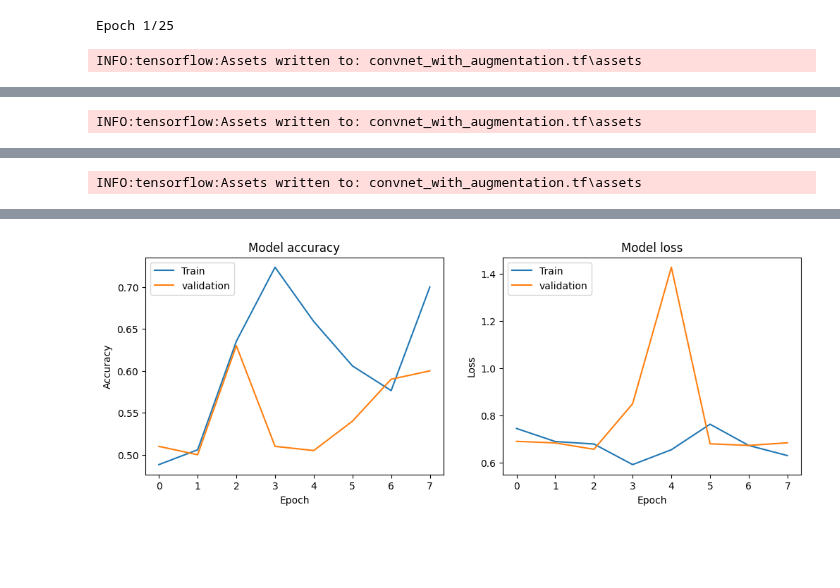
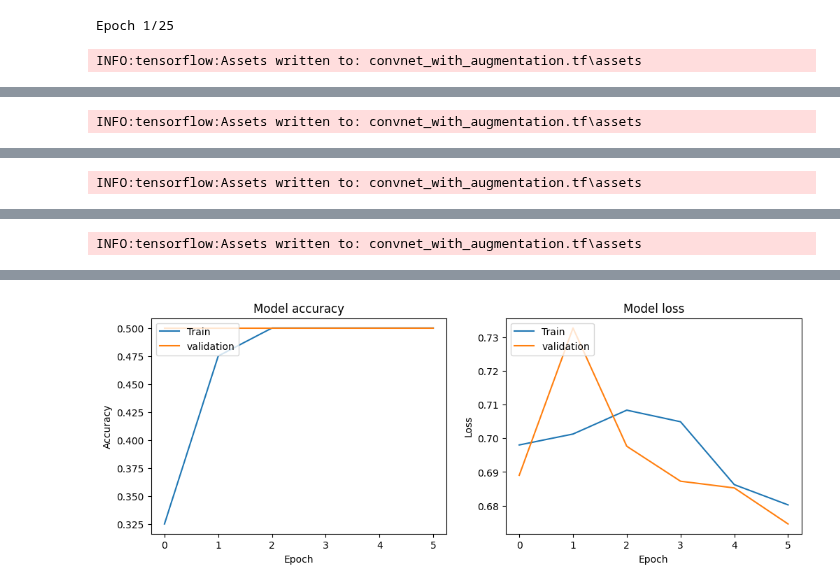
Before and after one commit to JordyCrthls/painters, a Jupyter notebook: model_augmentation.ipynb, the cells around one changed output, grey strips where cells are left out. Cells and saved outputs as stored; diff of their text form; code cells hidden in the pictures; blank space fills up the shorter version.

```diff
--- a/model_augmentation.ipynb
+++ b/model_augmentation.ipynb
@@ -104,7 +104,7 @@ callbacks = [
     keras.callbacks.EarlyStopping(monitor="val_accuracy", patience=5)
 ]
 
-history = model.fit(train_set, train_labels, validation_data=(validation_set, validation_labels), epochs=25, callbacks=callbacks)
+history = model.fit(train_set, train_labels, validation_data=(validation_set, validation_labels), epochs=25, batch_size=60, callbacks=callbacks)
 
 plt.figure(figsize=(12, 4))
 
@@ -148,0 +144 @@ Epoch 8/25
+INFO:tensorflow:Assets written to: convnet_with_augmentation.tf\assets
@@ -149,4 +146,4 @@ Epoch 8/25
-[figure, old version]
+[figure, new version]
 # %%
 from sklearn.preprocessing import MinMaxScaler
 
```
Also changed, not shown: parts of 4 cells of this notebook, 2 other files.
